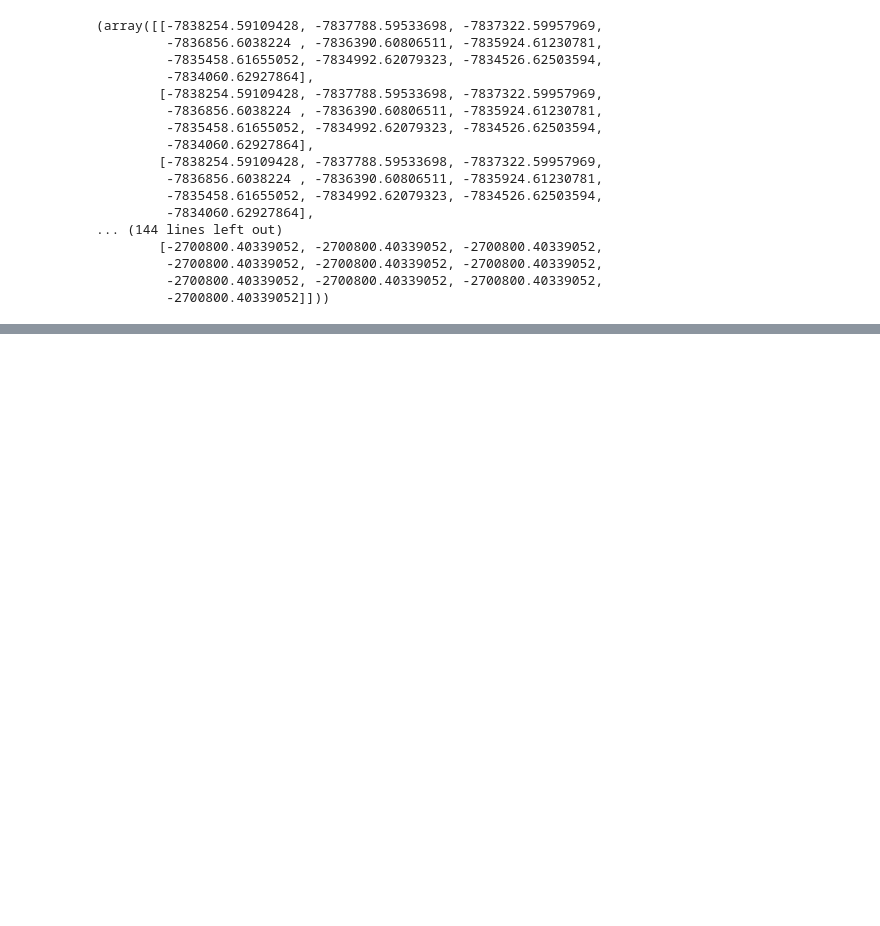
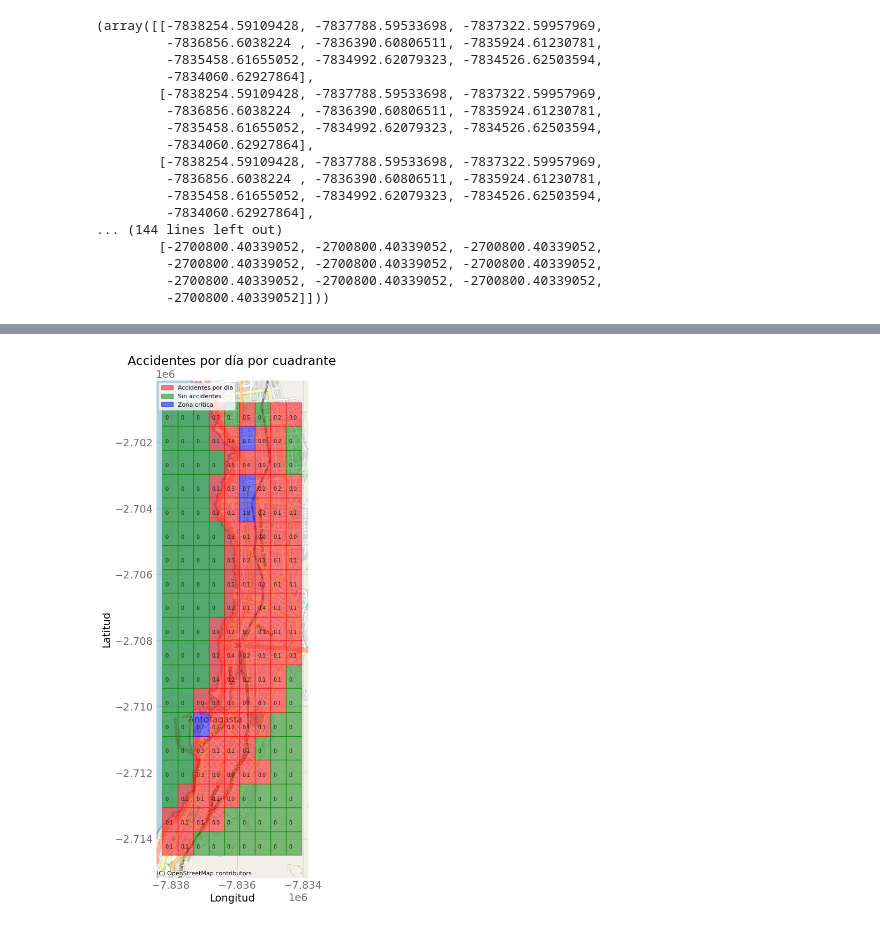
Before and after one commit to richardhapb/antof-traffic-client, a Jupyter notebook: agrupacion_puntos.ipynb, the cells around one changed output, grey strips where cells are left out. Drawn from its saved outputs; the diff is of its cells as text; code cells hidden in the pictures; blank space fills up the shorter version.

```diff
--- a/agrupacion_puntos.ipynb
+++ b/agrupacion_puntos.ipynb
@@ -57 +80,54 @@ Name: count, Length: 92, dtype: int64
+# %%
+fig, ax = plt.subplots()
+fig.set_size_inches((4.5, 9.5))
+xc, yc = utils.get_center_points(antof_grid)
+i, j = 0, 0
+between_x = xc[0][1] - xc[0][0]
+between_y = yc[1][0] - yc[0][0]
+labels = [False, False, False]
+for xp in xc[0]:
+    for yp in yc.T[0]:
+        quad = utils.calc_quadrant(i, j, antof_grid[0].shape[1] - 1)
+        xf = xp - between_x / 2
+        yf = yp - between_y / 2
+        group_freq = np.float16(grouped_day[grouped_day["group"] == quad]["qty/day"])[0] if quad in grouped_day["group"].values else 0
+        color = "r" if group_freq > 0 else "g"
+        color = "b" if group_freq > 0.5 else color
+        label = ""
+        if group_freq == 0 and not labels[0]:
+            label = "Sin accidentes"
+            labels[0] = True
+
+        if group_freq > 0 and not labels[1] and label == "":
+            label = "Accidentes por día"
+            labels[1] = True
+
+        if group_freq > 0.5 and not labels[2] and label == "":
+            label = "Zona crítica"
+            labels[2] = True
+
+        ax.text(xp - 150, yp - 150, round(group_freq, 1), fontsize=7, alpha=0.8)
+        ax.fill_between(
+            [xf, xf + between_x],
+            yf,
+            yf + between_y,
+            alpha=0.5,
+            color=color,
+            label=label,
+        )
+        j += 1
+    i += 1
+    j = 0
+
+cx.add_basemap(
+    ax, crs=alerts_grouped.crs.to_string(), source=cx.providers.OpenStreetMap.Mapnik
+)
+
+plt.title("Accidentes por día por cuadrante")
+plt.ylabel("Latitud")
+plt.xlabel("Longitud")
+plt.legend(fontsize=8, loc="upper left")
+plt.show()
+# %% [output]
+[figure, added]
 # %%
```
Also changed, not shown: parts of 14 cells of this notebook, 6 other files.
